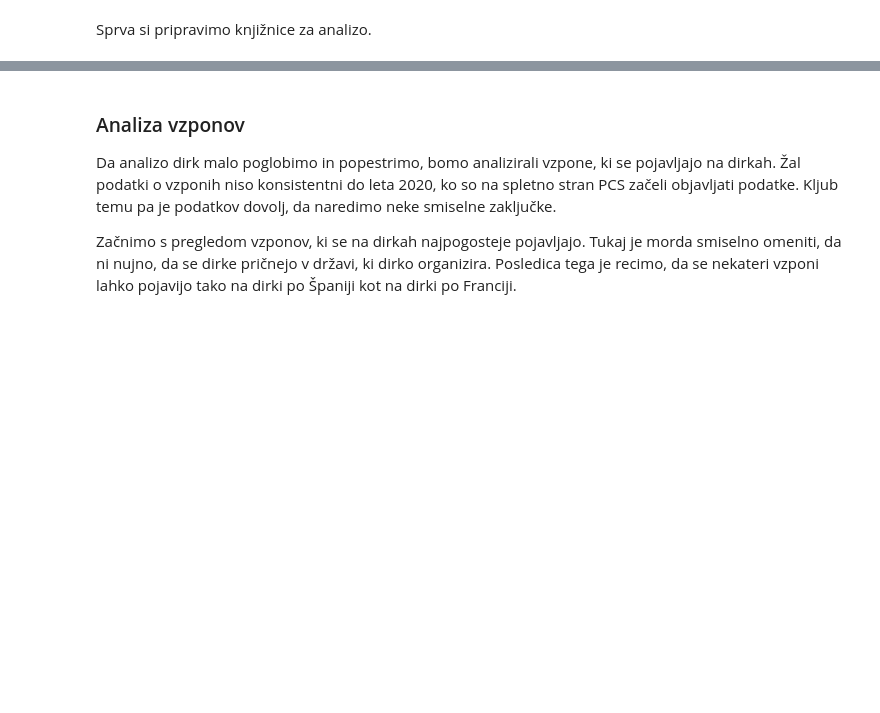
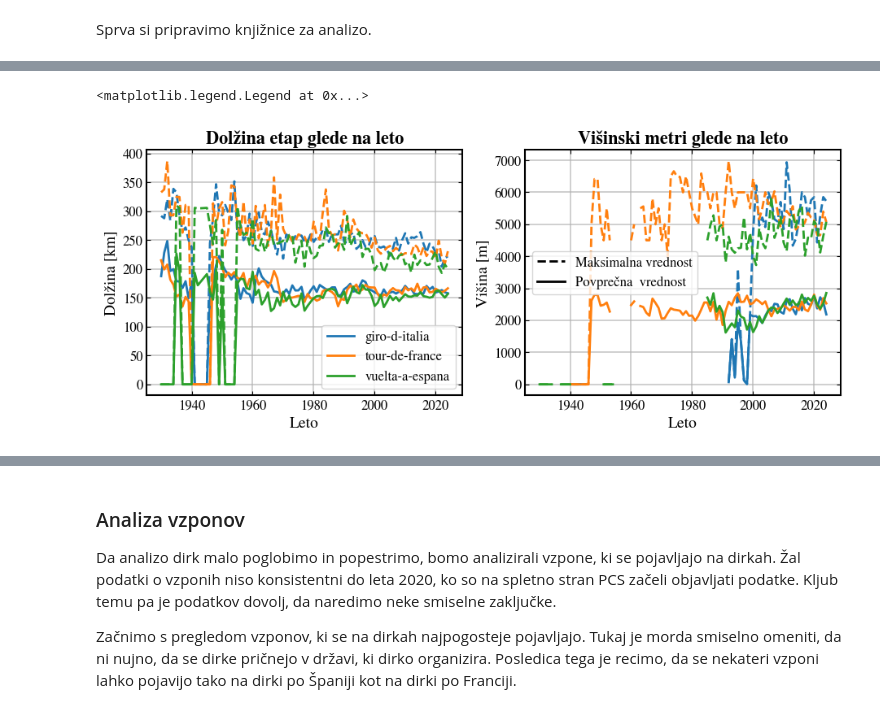
Before and after one commit to ziga-vaupotic/uvp-projektna, a Jupyter notebook: analyses/analiza-dirk.ipynb, the cells around one changed output, grey strips where cells are left out. Saved outputs shown, nothing was run; the diff lists cells and outputs as text; code cells hidden in the pictures; blank space fills up the shorter version.

```diff
--- a/analyses/analiza-dirk.ipynb
+++ b/analyses/analiza-dirk.ipynb
@@ -14,0 +65,37 @@ markers_iter = ["d", "s", "*", "o", "^"]
+# %%
+fig, ax = plt.subplots(1, 2, figsize=(11, 4))
+
+graph_speed_mean_by_year = data_frame_stages[data_frame_stages["Stage type"] != -1].groupby(["Race", "Year"])["Distance"].mean().unstack(fill_value=0)
+graph_speed_max_by_year = data_frame_stages[data_frame_stages["Stage type"] != -1].groupby(["Race", "Year"])["Distance"].max().unstack(fill_value=0)
+
+graph_vertical_mean_by_year = data_frame_stages[data_frame_stages["Stage type"] != -1].groupby(["Race", "Year"])["Vertical"].mean().unstack(fill_value=0)
+graph_vertical_max_by_year = data_frame_stages[data_frame_stages["Stage type"] != -1].groupby(["Race", "Year"])["Vertical"].max().unstack(fill_value=0)
+
+
+
+legend_elements = [
+    Line2D([0], [0], color='black', linestyle='--', marker="None", label='Maksimalna vrednost'),
+    Line2D([0], [0], color='black', linestyle='-', marker="None", label='Povprečna  vrednost')
+]
+
+
+for i, race in enumerate(graph_speed_mean_by_year.index):
+    p1 = ax[0].plot(graph_speed_mean_by_year.columns, graph_speed_mean_by_year.loc[race], label=f"{race}", marker="None")
+    ax[0].plot(graph_speed_max_by_year.columns, graph_speed_max_by_year.loc[race], linestyle="--", color=p1[0].get_color(), marker="None")
+    ax[1].plot(graph_vertical_mean_by_year.columns, graph_vertical_mean_by_year.loc[race], label=f"{race}", marker="None")
+    ax[1].plot(graph_vertical_max_by_year.columns, graph_vertical_max_by_year.loc[race], linestyle="--", color=p1[0].get_color(), marker="None")
+
+ax[0].set_xlabel("Leto")
+ax[0].set_ylabel("Dolžina [km]")
+ax[0].set_title("Dolžina etap glede na leto")
+
+
+ax[1].set_xlabel("Leto")
+ax[1].set_ylabel("Višina [m]")
+ax[1].set_title("Višinski metri glede na leto")
+
+ax[0].legend()
+ax[1].legend(handles=legend_elements)
+# %% [output]
+<matplotlib.legend.Legend at 0x...>
+[figure, added]
```
Also changed, not shown: parts of 14 cells of this notebook, 7 other files.
